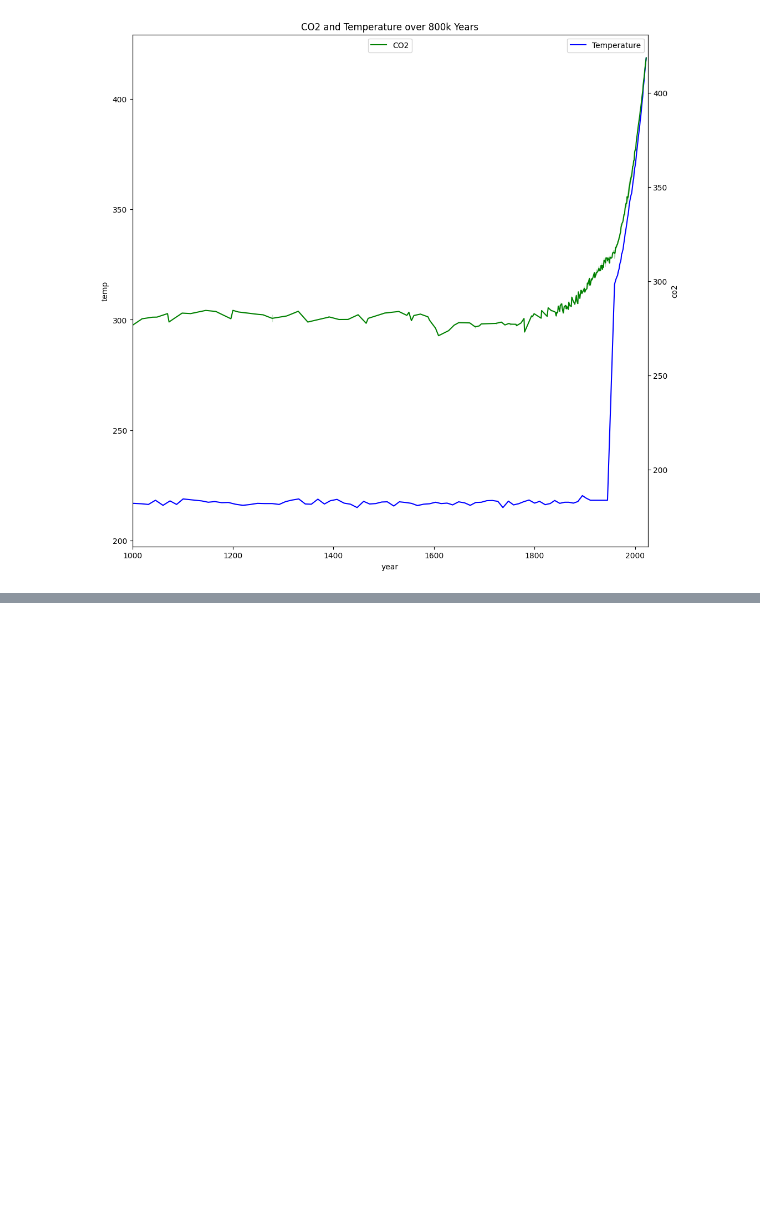
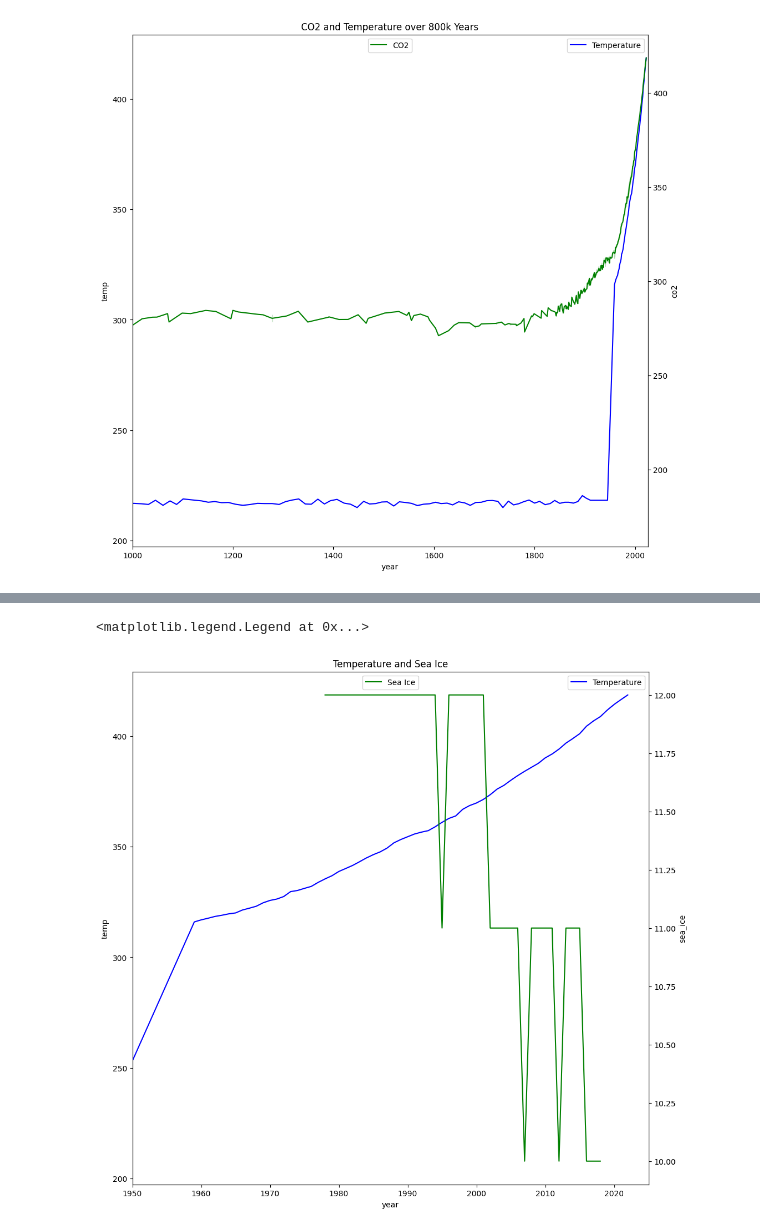
Before and after one commit to rachel-king4/PfDA_Assignment_2, a Jupyter notebook: pfda_assignment_2.ipynb, the cells around one changed output, grey strips where cells are left out. Drawn from its saved outputs; the diff is of its cells as text; code cells hidden in the pictures; blank space fills up the shorter version.

```diff
--- a/pfda_assignment_2.ipynb
+++ b/pfda_assignment_2.ipynb
@@ -383,0 +390,30 @@ plt.legend(loc='upper center')
+# %%
+seaice_mean = []
+std_dict = {}
+for y in range(1978, 2019):
+  #Calcule mu and std values
+  mu = sea_ice_clean[sea_ice_clean.Year == y]['Extent'].mean()
+  std = sea_ice_clean[sea_ice_clean.Year == y]['Extent'].std()
+  #Save mu and std values
+  seaice_mean.append(mu)
+  std_dict[y] = std
+
+seaice_mean;
+# %%
+years_seaice = list(range(1978, 2019));
+
+df_seaice_mean = pd.DataFrame({'year': years_seaice, 'sea_ice': seaice_mean})
+df_seaice_mean.sea_ice = df_seaice_mean.sea_ice.round()
+df_seaice_mean.to_csv("df_seaice_mean.csv", encoding='utf-8', index=False)
+# %%
+fig, ax1 = plt.subplots(figsize=(12,12))
+ax2 = ax1.twinx()
+sns.lineplot(x="year", y="temp", data=temp_CO2_present, color="b", ax=ax1, label="Temperature")
+sns.lineplot(x="year", y="sea_ice", data=df_seaice_mean, color="g", ax=ax2, label="Sea Ice")
+ax1.set_xlim(1950, 2025)
+ax2.set_xlim(1950, 2025)
+plt.title("Temperature and Sea Ice")
+plt.legend(loc='upper center')
+# %% [output]
+<matplotlib.legend.Legend at 0x...>
+[figure, added]
```
Also changed, not shown: parts of 27 cells of this notebook, 3 other files.
